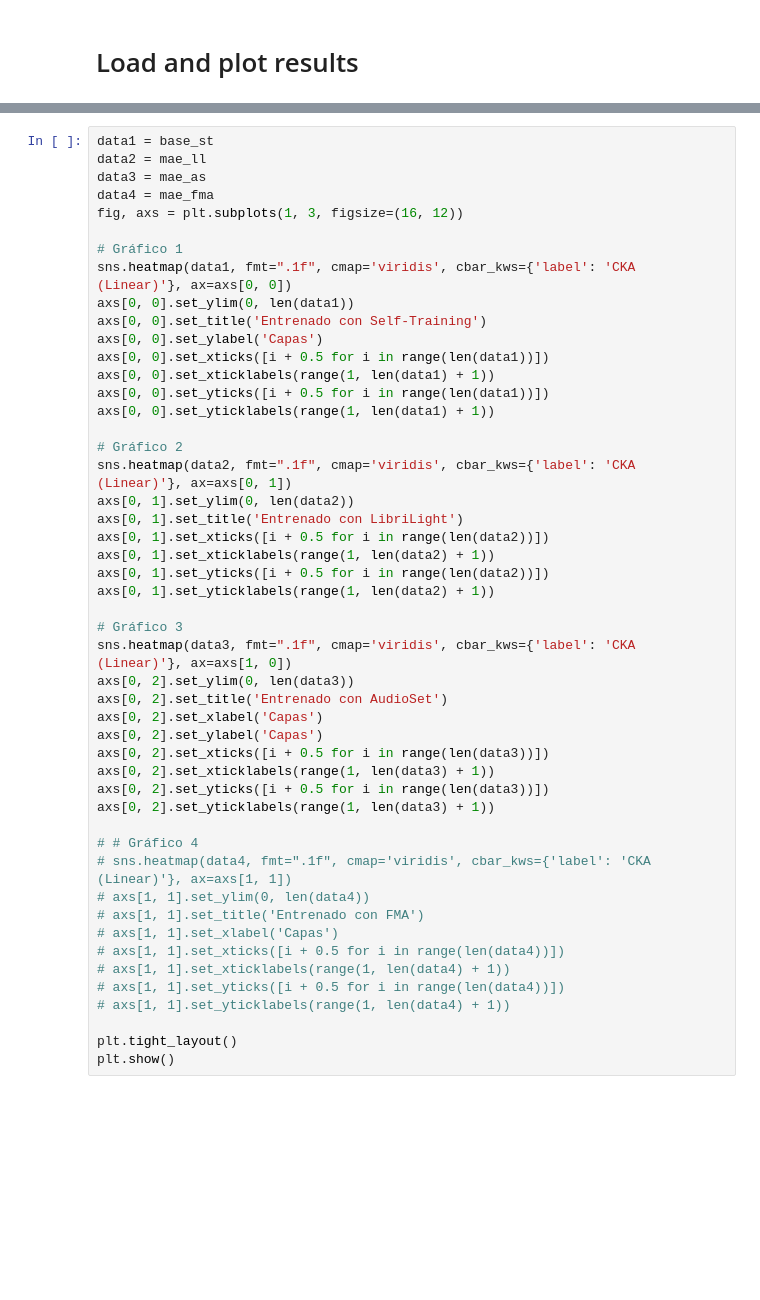
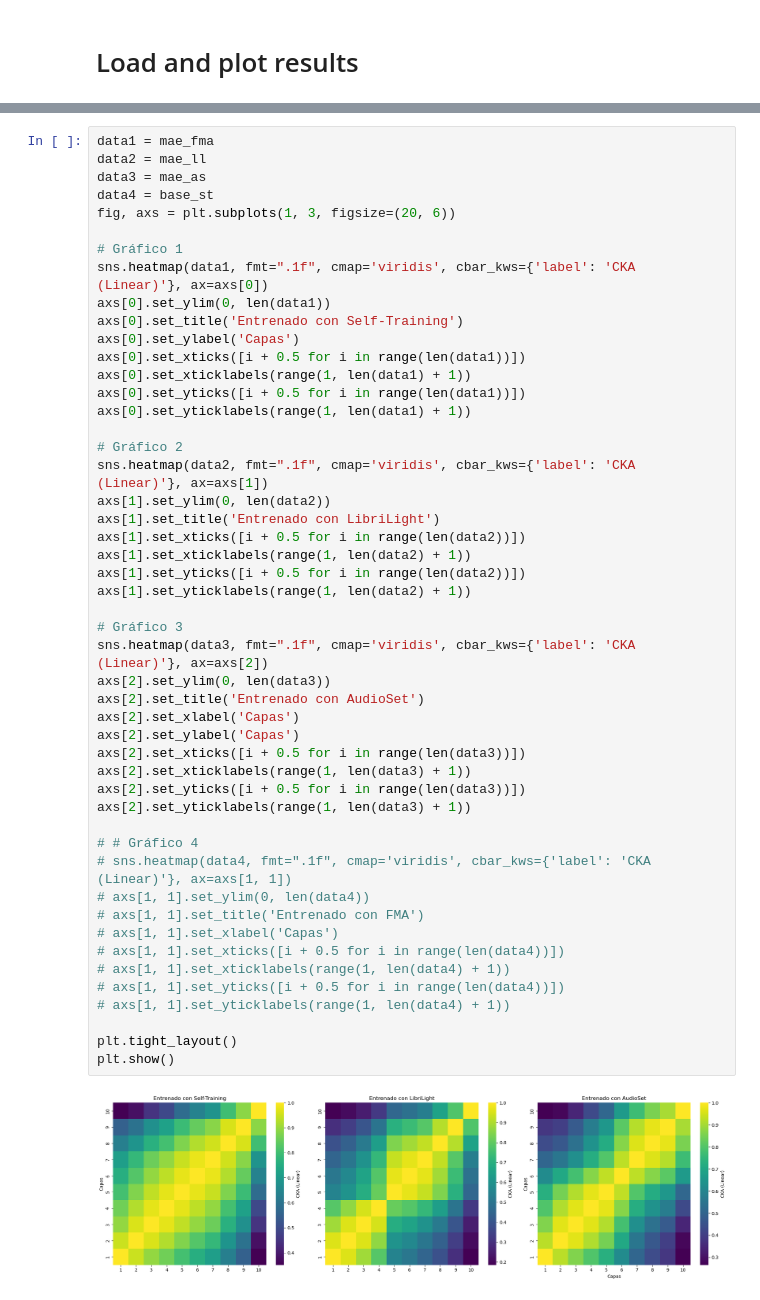
Before and after one commit to ceciliabolanos/layer-analysis, a Jupyter notebook: results/experiment2.2_dif_dataset/results.ipynb, the cells around one changed output, grey strips where cells are left out. Cells and saved outputs as stored; diff of their text form; blank space fills up the shorter version.

```diff
--- a/results/experiment2.2_dif_dataset/results.ipynb
+++ b/results/experiment2.2_dif_dataset/results.ipynb
@@ -19,51 +19,53 @@ with Path('cka_encodecmae_mel256-ec-base-fma_encodecmae_mel256-ec-base-fma.json'
 with Path('cka_encodecmae_mel256-ec-base-ll_encodecmae_mel256-ec-base-ll.json').open('r', encoding='utf-8') as file:
     mae_ll = json.load(file)
 # %%
-data1 = base_st
+data1 = mae_fma
 data2 = mae_ll
 data3 = mae_as
-data4 = mae_fma
-fig, axs = plt.subplots(1, 3, figsize=(16, 12))
+data4 = base_st
+fig, axs = plt.subplots(1, 3, figsize=(20, 6))
 
 # Gráfico 1
-sns.heatmap(data1, fmt=".1f", cmap='viridis', cbar_kws={'label': 'CKA (Linear)'}, ax=axs[0, 0])
-axs[0, 0].set_ylim(0, len(data1))
-axs[0, 0].set_title('Entrenado con Self-Training')
-axs[0, 0].set_ylabel('Capas')
-axs[0, 0].set_xticks([i + 0.5 for i in range(len(data1))])
-axs[0, 0].set_xticklabels(range(1, len(data1) + 1))
-axs[0, 0].set_yticks([i + 0.5 for i in range(len(data1))])
-axs[0, 0].set_yticklabels(range(1, len(data1) + 1))
+sns.heatmap(data1, fmt=".1f", cmap='viridis', cbar_kws={'label': 'CKA (Linear)'}, ax=axs[0])
+axs[0].set_ylim(0, len(data1))
+axs[0].set_title('Entrenado con Self-Training')
+axs[0].set_ylabel('Capas')
+axs[0].set_xticks([i + 0.5 for i in range(len(data1))])
+axs[0].set_xticklabels(range(1, len(data1) + 1))
+axs[0].set_yticks([i + 0.5 for i in range(len(data1))])
+axs[0].set_yticklabels(range(1, len(data1) + 1))
 
 # Gráfico 2
-sns.heatmap(data2, fmt=".1f", cmap='viridis', cbar_kws={'label': 'CKA (Linear)'}, ax=axs[0, 1])
-axs[0, 1].set_ylim(0, len(data2))
-axs[0, 1].set_title('Entrenado con LibriLight')
-axs[0, 1].set_xticks([i + 0.5 for i in range(len(data2))])
-axs[0, 1].set_xticklabels(range(1, len(data2) + 1))
-axs[0, 1].set_yticks([i + 0.5 for i in range(len(data2))])
-axs[0, 1].set_yticklabels(range(1, len(data2) + 1))
+sns.heatmap(data2, fmt=".1f", cmap='viridis', cbar_kws={'label': 'CKA (Linear)'}, ax=axs[1])
+axs[1].set_ylim(0, len(data2))
+axs[1].set_title('Entrenado con LibriLight')
+axs[1].set_xticks([i + 0.5 for i in range(len(data2))])
+axs[1].set_xticklabels(range(1, len(data2) + 1))
+axs[1].set_yticks([i + 0.5 for i in range(len(data2))])
+axs[1].set_yticklabels(range(1, len(data2) + 1))
 
 # Gráfico 3
-sns.heatmap(data3, fmt=".1f", cmap='viridis', cbar_kws={'label': 'CKA (Linear)'}, ax=axs[1, 0])
-axs[0, 2].set_ylim(0, len(data3))
-axs[0, 2].set_title('Entrenado con AudioSet')
-axs[0, 2].set_xlabel('Capas')
-axs[0, 2].set_ylabel('Capas')
-axs[0, 2].set_xticks([i + 0.5 for i in range(len(data3))])
-axs[0, 2].set_xticklabels(range(1, len(data3) + 1))
-axs[0, 2].set_yticks([i + 0.5 for i in range(len(data3))])
-axs[0, 2].set_yticklabels(range(1, len(data3) + 1))
+sns.heatmap(data3, fmt=".1f", cmap='viridis', cbar_kws={'label': 'CKA (Linear)'}, ax=axs[2])
+axs[2].set_ylim(0, len(data3))
+axs[2].set_title('Entrenado con AudioSet')
+axs[2].set_xlabel('Capas')
+axs[2].set_ylabel('Capas')
+axs[2].set_xticks([i + 0.5 for i in range(len(data3))])
+axs[2].set_xticklabels(range(1, len(data3) + 1))
+axs[2].set_yticks([i + 0.5 for i in range(len(data3))])
+axs[2].set_yticklabels(range(1, len(data3) + 1))
 
 # # Gráfico 4
 # sns.heatmap(data4, fmt=".1f", cmap='viridis', cbar_kws={'label': 'CKA (Linear)'}, ax=axs[1, 1])
 # axs[1, 1].set_ylim(0, len(data4))
 # axs[1, 1].set_title('Entrenado con FMA')
 # axs[1, 1].set_xlabel('Capas')
 # axs[1, 1].set_xticks([i + 0.5 for i in range(len(data4))])
 # axs[1, 1].set_xticklabels(range(1, len(data4) + 1))
 # axs[1, 1].set_yticks([i + 0.5 for i in range(len(data4))])
 # axs[1, 1].set_yticklabels(range(1, len(data4) + 1))
 
 plt.tight_layout()
 plt.show()
+# %% [output]
+[figure, added]
```
Also changed, not shown: parts of 1 cell of this notebook.
